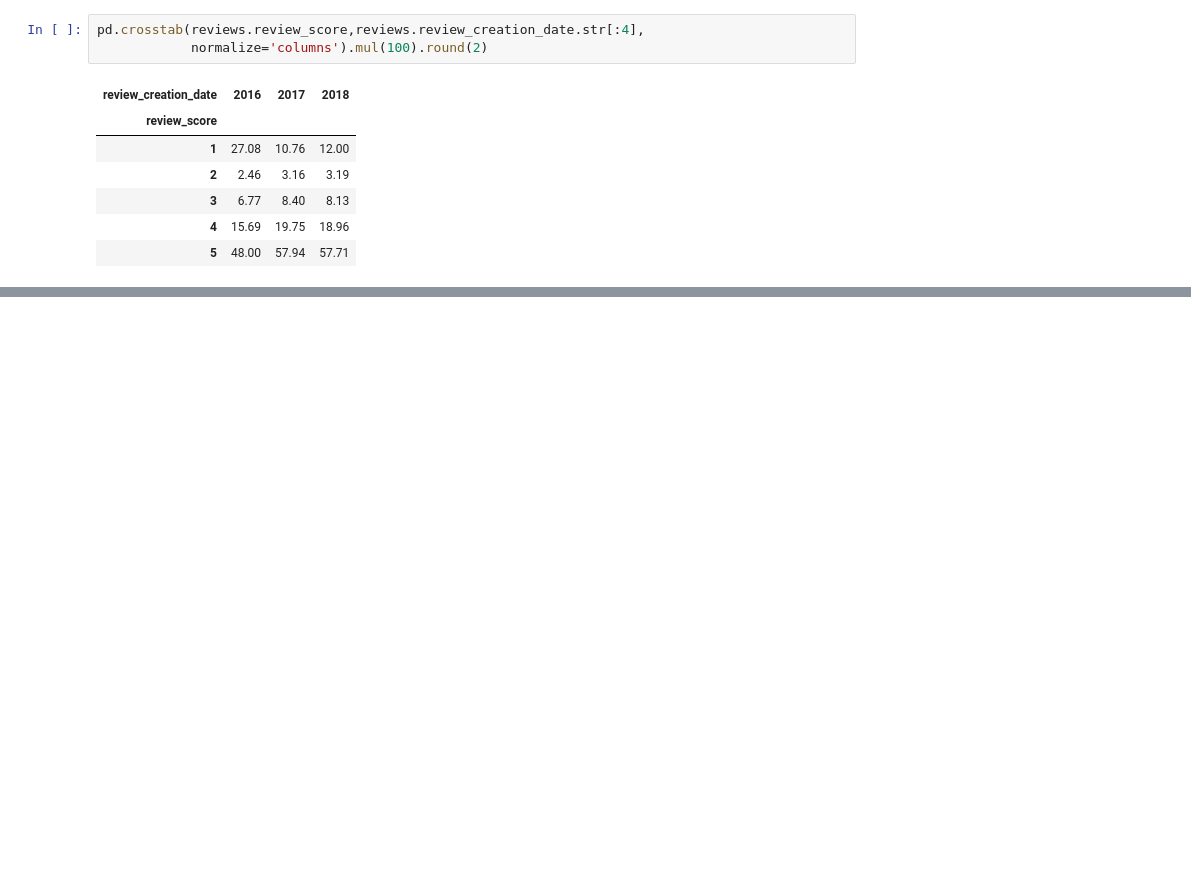
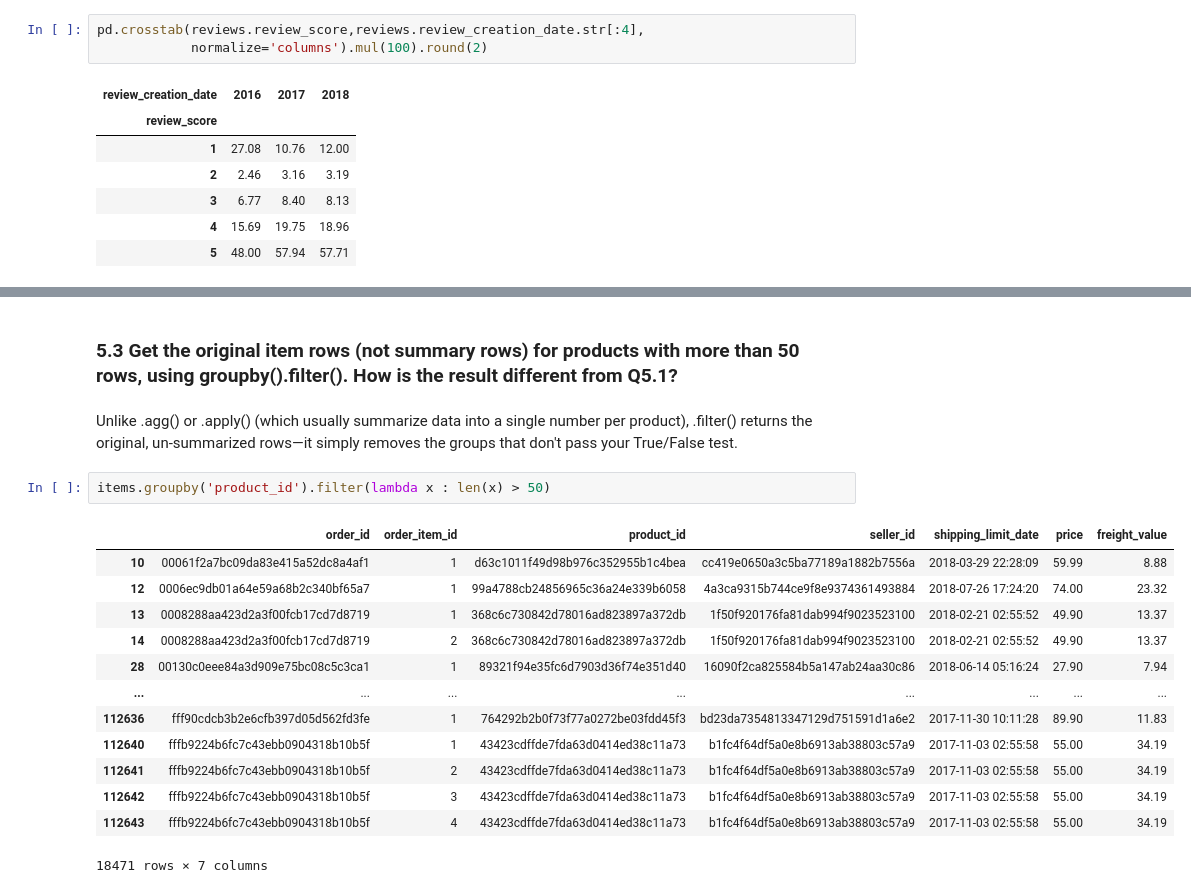
Before and after one commit to Lavishajagwani/Pandas_14_days, a Jupyter notebook: Notebooks/Day05.ipynb, the cells around one changed output, grey strips where cells are left out. Cells and saved outputs as stored; diff of their text form; blank space fills up the shorter version.

Commit message:
Add Day 5: Filtering after groupby on dataframe

```diff
--- a/Notebooks/Day05.ipynb
+++ b/Notebooks/Day05.ipynb
@@ -439,0 +572,20 @@ pd.crosstab(reviews.review_score,reviews.review_creation_date.str[:4],
+# %% [markdown]
+### 5.3 Get the original item rows (not summary rows) for products with more than 50 rows, using groupby().filter(). How is the result different from Q5.1?
+# %% [markdown]
+Unlike .agg() or .apply() (which usually summarize data into a single number per product), .filter() returns the original, un-summarized rows—it simply removes the groups that don't pass your True/False test.
+# %%
+items.groupby('product_id').filter(lambda x : len(x) > 50)
+# %% [output]
+|  | order_id | order_item_id | product_id | seller_id | shipping_limit_date | price | freight_value |
+| 10 | 00061f2a7bc09da83e415a52dc8a4af1 | 1 | d63c1011f49d98b976c352955b1c4bea | cc419e0650a3c5ba77189a1882b7556a | 2018-03-29 22:28:09 | 59.99 | 8.88 |
+| 12 | 0006ec9db01a64e59a68b2c340bf65a7 | 1 | 99a4788cb24856965c36a24e339b6058 | 4a3ca9315b744ce9f8e9374361493884 | 2018-07-26 17:24:20 | 74.00 | 23.32 |
+| 13 | 0008288aa423d2a3f00fcb17cd7d8719 | 1 | 368c6c730842d78016ad823897a372db | 1f50f920176fa81dab994f9023523100 | 2018-02-21 02:55:52 | 49.90 | 13.37 |
+| 14 | 0008288aa423d2a3f00fcb17cd7d8719 | 2 | 368c6c730842d78016ad823897a372db | 1f50f920176fa81dab994f9023523100 | 2018-02-21 02:55:52 | 49.90 | 13.37 |
+| 28 | 00130c0eee84a3d909e75bc08c5c3ca1 | 1 | 89321f94e35fc6d7903d36f74e351d40 | 16090f2ca825584b5a147ab24aa30c86 | 2018-06-14 05:16:24 | 27.90 | 7.94 |
+| ... | ... | ... | ... | ... | ... | ... | ... |
+| 112636 | fff90cdcb3b2e6cfb397d05d562fd3fe | 1 | 764292b2b0f73f77a0272be03fdd45f3 | bd23da7354813347129d751591d1a6e2 | 2017-11-30 10:11:28 | 89.90 | 11.83 |
+| 112640 | fffb9224b6fc7c43ebb0904318b10b5f | 1 | 43423cdffde7fda63d0414ed38c11a73 | b1fc4f64df5a0e8b6913ab38803c57a9 | 2017-11-03 02:55:58 | 55.00 | 34.19 |
+| 112641 | fffb9224b6fc7c43ebb0904318b10b5f | 2 | 43423cdffde7fda63d0414ed38c11a73 | b1fc4f64df5a0e8b6913ab38803c57a9 | 2017-11-03 02:55:58 | 55.00 | 34.19 |
+| 112642 | fffb9224b6fc7c43ebb0904318b10b5f | 3 | 43423cdffde7fda63d0414ed38c11a73 | b1fc4f64df5a0e8b6913ab38803c57a9 | 2017-11-03 02:55:58 | 55.00 | 34.19 |
+| 112643 | fffb9224b6fc7c43ebb0904318b10b5f | 4 | 43423cdffde7fda63d0414ed38c11a73 | b1fc4f64df5a0e8b6913ab38803c57a9 | 2017-11-03 02:55:58 | 55.00 | 34.19 |
+18471 rows × 7 columns
```
Also changed, not shown: parts of 20 cells of this notebook.
